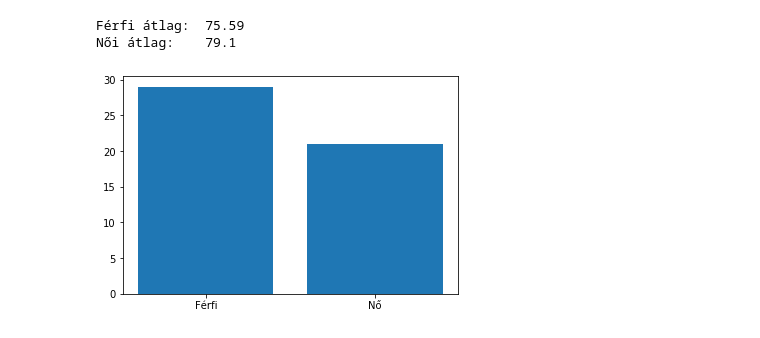
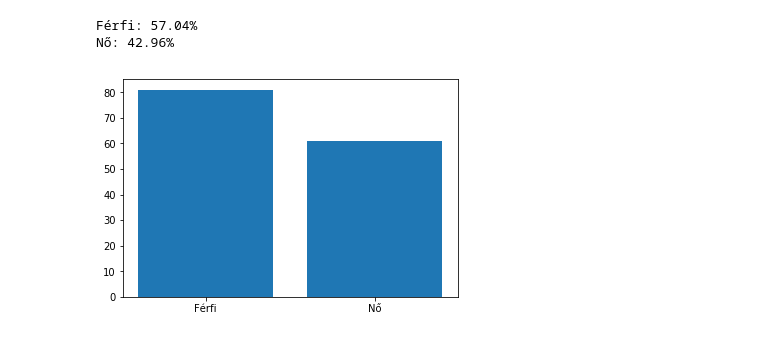
Before and after one commit to mollac/CoVid-19, a Jupyter notebook: corona.ipynb, the cells around one changed output. Saved outputs shown, nothing was run; the diff lists cells and outputs as text; code cells hidden in the pictures.

```diff
--- a/corona.ipynb
+++ b/corona.ipynb
@@ -235,16 +235,12 @@ Image saved as: hungary.png
-# %%
-if the_country == 'Hungary':
-    df = pd.read_html('https://koronavirus.gov.hu/elhunytak')
-    df = pd.DataFrame(df[0])
-    df.drop(['Sorszám', 'Alapbetegségek'], axis=1, inplace = True)
-    gr = df.groupby(['Nem']).count()
-    plt.bar(gr.index, gr['Kor'])
-    print('Férfi átlag: ', round(df[df['Nem'] == 'Férfi'].Kor.mean(),2))
-    print('Női átlag:   ', round(df[df['Nem'] == 'Nő'].Kor.mean(),2))
-# %% [output]
-Férfi átlag:  75.59
-Női átlag:    79.1
-[figure, removed]
+# %%
+if the_country == 'Hungary':
+
+    print(f"Férfi: {round(gr['Eset/Nem'][0]/m_dead*100,2)}%\nNő: {round(gr['Eset/Nem'][1]/m_dead*100,2)}%")
+    plt.bar(gr.index, gr['Eset/Nem'])
+# %% [output]
+Férfi: 57.04%
+Nő: 42.96%
+[figure, added]
 # %%
 if the_country == 'Hungary':
     hf.reset_index(inplace=True)
```
Also changed, not shown: parts of 9 cells of this notebook.
